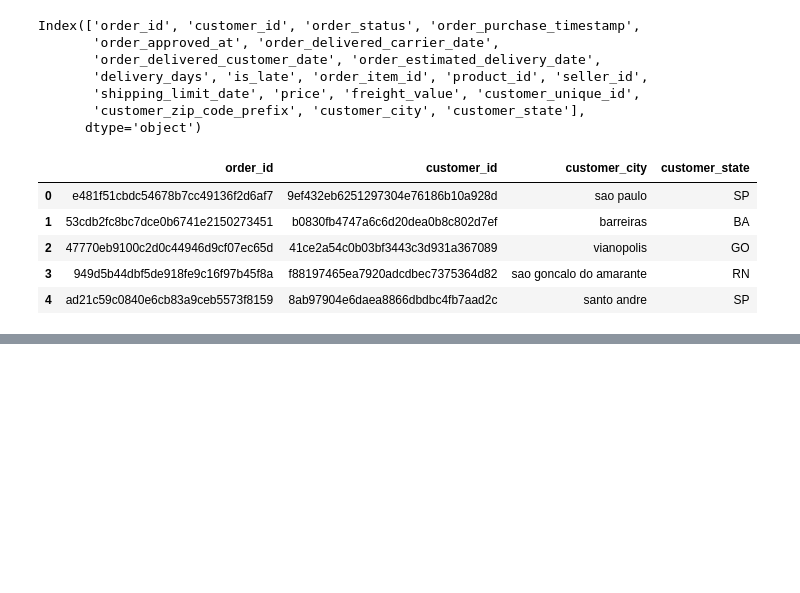
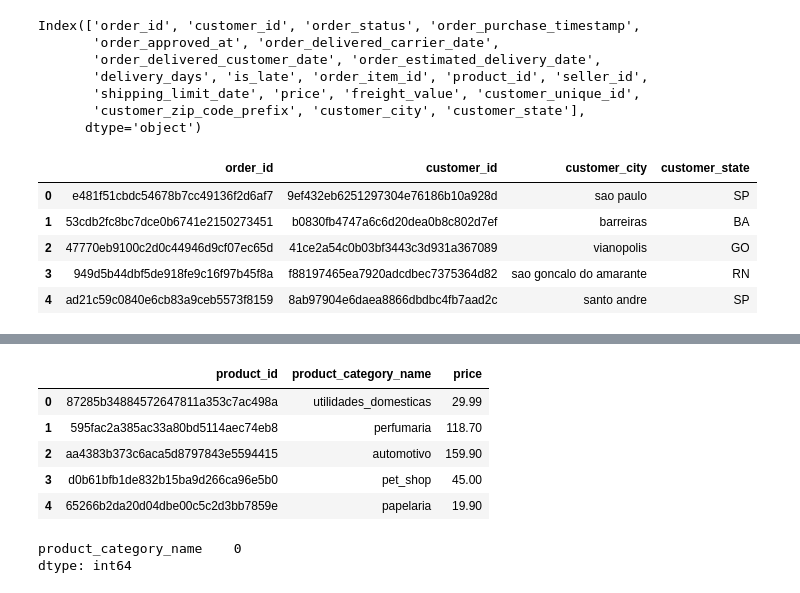
Before and after one commit to harshilarora2005/ecommerce-pipeline, a Jupyter notebook: notebooks/01_etl1_pipeline.ipynb, the cells around one changed output, grey strips where cells are left out. Saved outputs shown, nothing was run; the diff lists cells and outputs as text; code cells hidden in the pictures; blank space fills up the shorter version.

Commit message:
created master_stage2 by joining with products

```diff
--- a/notebooks/01_etl1_pipeline.ipynb
+++ b/notebooks/01_etl1_pipeline.ipynb
@@ -221,0 +224,2 @@ master_stage1.to_csv("../data/processed/master_stage1.csv", index=False)
+# %%
+products = pd.read_csv("../data/raw/olist_products_dataset.csv")
@@ -221,0 +233,5 @@ master_stage1.to_csv("../data/processed/master_stage1.csv", index=False)
+# %%
+products.rename(columns={'product_name_lenght': 'product_name_length'}, inplace=True)
+products.rename(columns={'product_description_lenght': 'product_description_length'}, inplace=True)
+
+products.isnull().sum()
@@ -221,0 +249,4 @@ master_stage1.to_csv("../data/processed/master_stage1.csv", index=False)
+# %%
+master_stage2 = master_stage1.merge(products, on='product_id', how='left')
+print("Before merge:", master_stage1.shape)
+print("After merge:", master_stage2.shape)
@@ -221,0 +269,14 @@ master_stage1.to_csv("../data/processed/master_stage1.csv", index=False)
+# %%
+master_stage2[['product_id', 'product_category_name', 'price']].head()
+# %% [output]
+|  | product_id | product_category_name | price |
+| 0 | 87285b34884572647811a353c7ac498a | utilidades_domesticas | 29.99 |
+| 1 | 595fac2a385ac33a80bd5114aec74eb8 | perfumaria | 118.70 |
+| 2 | aa4383b373c6aca5d8797843e5594415 | automotivo | 159.90 |
+| 3 | d0b61bfb1de832b15ba9d266ca96e5b0 | pet_shop | 45.00 |
+| 4 | 65266b2da20d04dbe00c5c2d3bb7859e | papelaria | 19.90 |
+# %%
+master_stage2[['product_category_name']].isnull().sum()
+# %% [output]
+product_category_name    0
+dtype: int64
```
Also changed, not shown: parts of 7 cells of this notebook, 2 other files.
